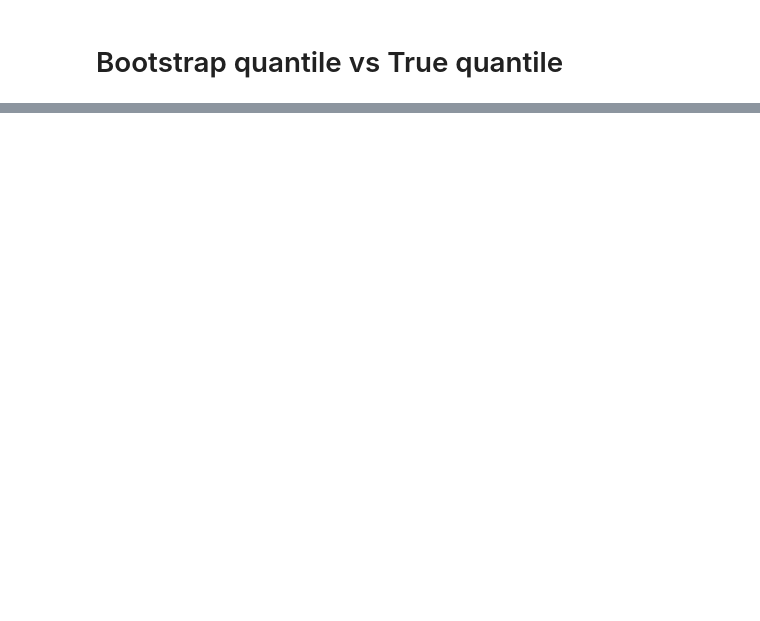
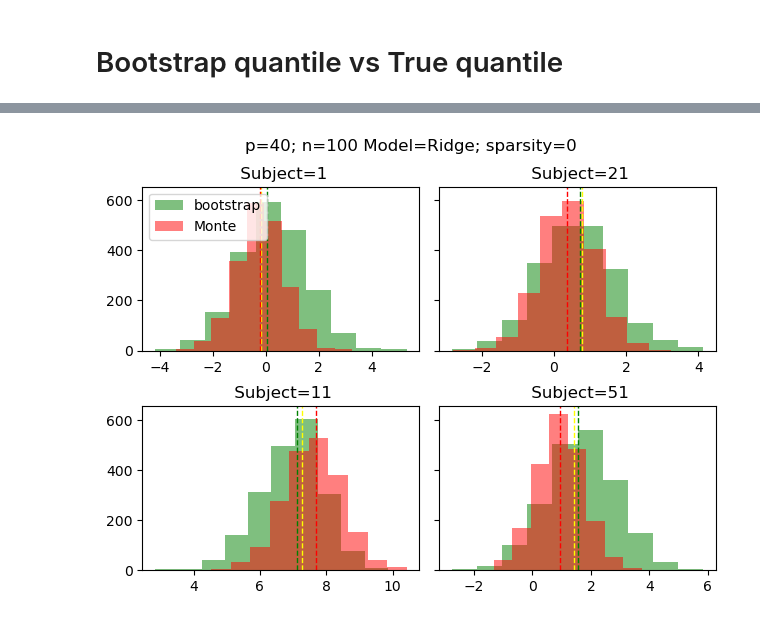
Before and after one commit to junting-ren/model_uncertainty_using_feature_confidence_set, a Jupyter notebook: notebooks/sim_linear_reg.ipynb, the cells around one changed output, grey strips where cells are left out. Drawn from its saved outputs; the diff is of its cells as text; code cells hidden in the pictures; blank space fills up the shorter version.

```diff
--- a/notebooks/sim_linear_reg.ipynb
+++ b/notebooks/sim_linear_reg.ipynb
@@ -161,7 +109,7 @@ p = 40
 beta =None
 error_sd = 1
 X_test = None
-n_boot = 500
+n_boot = 2000
 smoothed = False
 residual_boot = False
 sparsity = 0
@@ -173,5 +121,5 @@ if beta is None:
         index_zero = rng.choice(range(p), size= int(p*sparsity))
         beta[index_zero] = 0
 y,X, X_test, mean_test_true = generate_linear_data(N = 100, N_test = N_test, p = p,beta = beta, error_sd = error_sd, X_test = X_test)
-penal_sizes = [5,2,1,0.5,1e-1, 1e-2, 1e-3, 1e-4]
+penal_sizes = [1,0.5,1e-1, 1e-2, 1e-3, 1e-4]
 # %%
@@ -363,0 +206,86 @@ np.mean(se)
+# %%
+fig, axs = plt.subplots(2, 2, sharex = False, sharey = True)
+j = 0
+for i in (1,11,21,51):
+    if j==0:
+        q1, q2 = 0,0
+    elif j==1:
+        q1,q2 =1,0
+    elif j==2:
+        q1,q2 = 0,1
+    else:
+        q1,q2 = 1,1
+    axs[q1,q2].hist(mean_boot_l[:,i], color = 'green', alpha=0.5, label = 'bootstrap')
+    axs[q1,q2].hist(mean_MC_l[:,i], color = 'red', alpha=0.5, label = 'Monte')
+    axs[q1,q2].axvline(mean[i], color='green', linestyle='dashed', linewidth=1)
+    axs[q1,q2].axvline(mean_bias_cor1[i], color='yellow', linestyle='dashed', linewidth=1)
+    #axs[q1,q2].axvline(mean_bias_cor1[i], color='yellow', linestyle='dashed', linewidth=1)
+    axs[q1,q2].axvline(mean_test_true[i], color='red', linestyle='dashed', linewidth=1)
+    axs[q1,q2].set_title(' Subject='+str(i))
+    if j==0:
+        axs[q1,q2].legend(loc="upper left")
+    print(np.std(mean_boot_l[:,i]))
+    print(np.std(mean_MC_l[:,i]))
+    print(np.quantile(mean_boot_l[:,i], q = 0.95))
+    print(np.quantile(mean_MC_l[:,i], q = 0.95))
+    j += 1
+title = 'p='+str(p)+'; n='+str(N)+'; Model='+'linear' if ridge_penal is None else 'p='+str(p)+'; n='+str(N)+' Model='+'Ridge'
+title = title+'; sparsity='+str(sparsity)
+if second_stage:
+    title = 'Second stage boot; '+ title
+fig.tight_layout()
+fig.subplots_adjust(top=0.88)
+fig.suptitle(title)
+fig.show()
+#fig.savefig('../results/'+title+'.png')
+
+
+fig, axs = plt.subplots(2, 2, sharex = False, sharey = True)
+j = 0
+for i in (1,100,200,300):
+    if j==0:
+        q1, q2 = 0,0
+    elif j==1:
+        q1,q2 =1,0
+    elif j==2:
+        q1,q2 = 0,1
+    else:
+        q1,q2 = 1,1
+    axs[q1,q2].hist(mean_boot_l[:,i]/se[i], color = 'green', alpha=0.5, label = 'bootstrap')
+    axs[q1,q2].hist(mean_MC_l[:,i]/se_MC[i], color = 'red', alpha=0.5, label = 'Monte')
+    # axs[q1,q2].axvline(mean[i], color='green', linestyle='dashed', linewidth=1)
+    # #plt.axvline(mean_bias_cor[i], color='green', linestyle='dashed', linewidth=1)
+    # axs[q1,q2].axvline(mean_test_true[i], color='red', linestyle='dashed', linewidth=1)
+    axs[q1,q2].set_title(' Subject='+str(i))
+    if j==0:
+        axs[q1,q2].legend(loc="upper left")
+    print(np.std(mean_boot_l[:,i]))
+    print(np.std(mean_MC_l[:,i]))
+    print(np.quantile(mean_boot_l[:,i], q = 0.95))
+    print(np.quantile(mean_MC_l[:,i], q = 0.95))
+    j += 1
+title = 'p='+str(p)+'; n='+str(N)+'; Model='+'linear' if ridge_penal is None else 'p='+str(p)+'; n='+str(N)+' Model='+'Ridge'
+title = title+'; sparsity='+str(sparsity)+'; standardized'
+fig.tight_layout()
+fig.subplots_adjust(top=0.88)
+fig.suptitle(title)
+fig.show()
+#fig.savefig('../results/'+title+'.png')
+
+# G = (mean_boot_l-np.mean(mean_boot_l,axis = 0))/se
+# #np.mean(mean_boot_l,axis = 0)
+# G_MC = (mean_MC_l-mean_test_true)/se_MC
+# plt.hist(G[:,i], color = 'yellow', alpha=0.5)
+# plt.hist(G_MC[:,i], color = 'red', alpha=0.5)
+# plt.show()
+# print(np.std(G[:,i]))
+# print(np.std(G_MC[:,i]))
+# print(np.quantile(G[:,i], q = 0.95))
+# print(np.quantile(G_MC[:,i], q = 0.95))
+# print(np.quantile(G[:,i], q = 0.1))
+# print(np.quantile(G_MC[:,i], q = 0.1))
+# print(np.quantile(np.abs(G[:,i]), q = 0.95))
+# print(np.quantile(np.abs(G_MC[:,i]), q = 0.95))
+# print(np.quantile(np.abs(G[:,i]), q = 0.1))
+# print(np.quantile(np.abs(G_MC[:,i]), q = 0.1))
+# %% [output]
@@ -363,0 +309 @@ np.mean(se)
+[figure, added]
```
Also changed, not shown: parts of 31 cells of this notebook.
